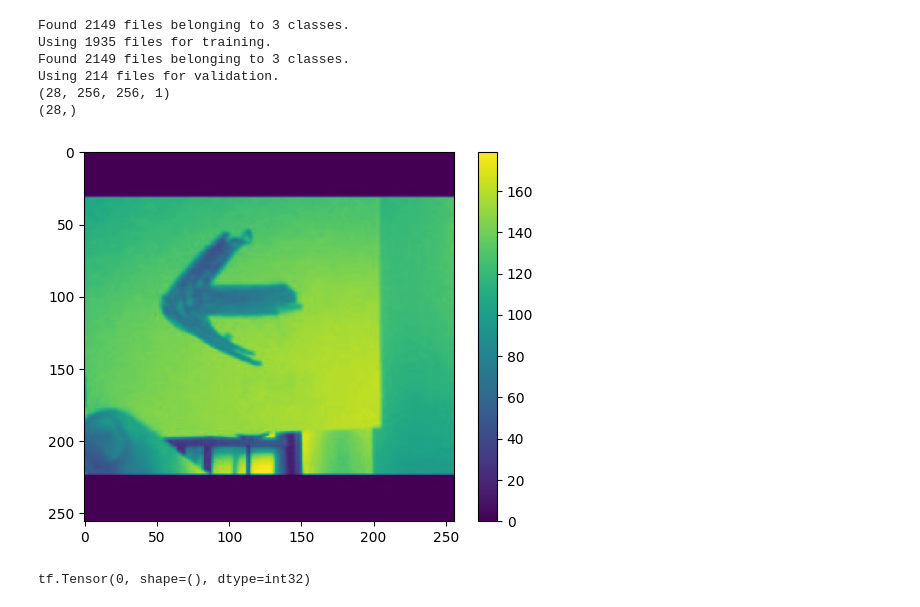
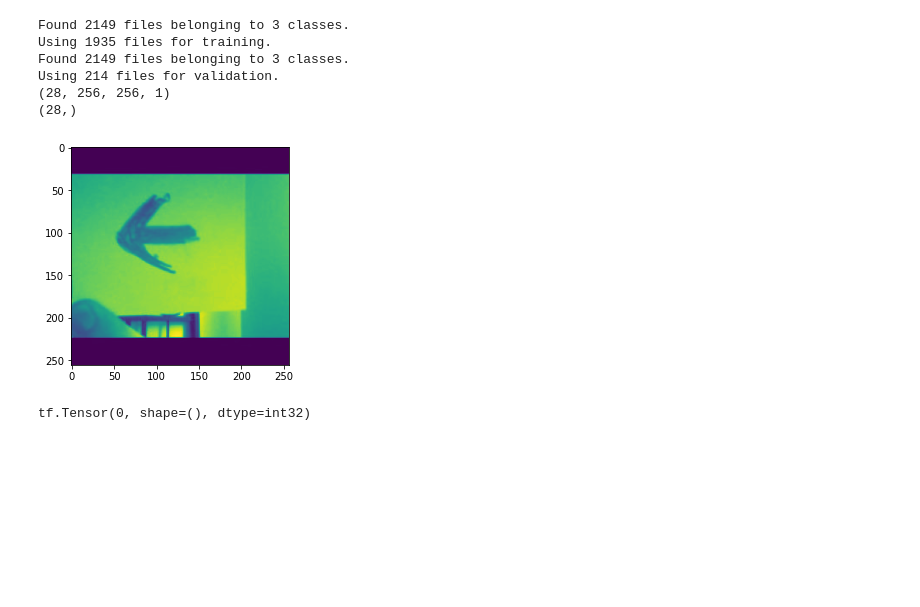
Before and after one commit to AadithyaRao2809/WayView, a Jupyter notebook: arrows.ipynb, the cells around one changed output. Drawn from its saved outputs; the diff is of its cells as text; code cells hidden in the pictures; blank space fills up the shorter version.

```diff
--- a/arrows.ipynb
+++ b/arrows.ipynb
@@ -30,36 +30,36 @@ ds_val= tf.keras.preprocessing.image_dataset_from_directory(
     'images',
     labels="inferred",
     color_mode="grayscale",
     shuffle=True,
     seed = 123,
     validation_split=0.1,
     subset="validation",
     # image_size=(img_height,img_width)
     batch_size=28
 
 
 )
 
 
 
 for image_batch, labels_batch in ds_train:
     print(image_batch.shape)
     print(labels_batch.shape)
     i=0
     plt.imshow(image_batch[i].numpy().astype("uint8"))
-    plt.colorbar()
-    plt.grid(False)
+    # plt.colorbar()
+    # plt.grid(False)
     plt.show()
     print(labels_batch[i])
     break
 # %% [output]
 Found 2149 files belonging to 3 classes.
 Using 1935 files for training.
 Found 2149 files belonging to 3 classes.
 Using 214 files for validation.
 (28, 256, 256, 1)
 (28,)
-[figure, old version]
+[figure, new version]
 tf.Tensor(0, shape=(), dtype=int32)
 # %%
 def augment(x,y):
```
Also changed, not shown: parts of 6 cells of this notebook, 7 other files.
